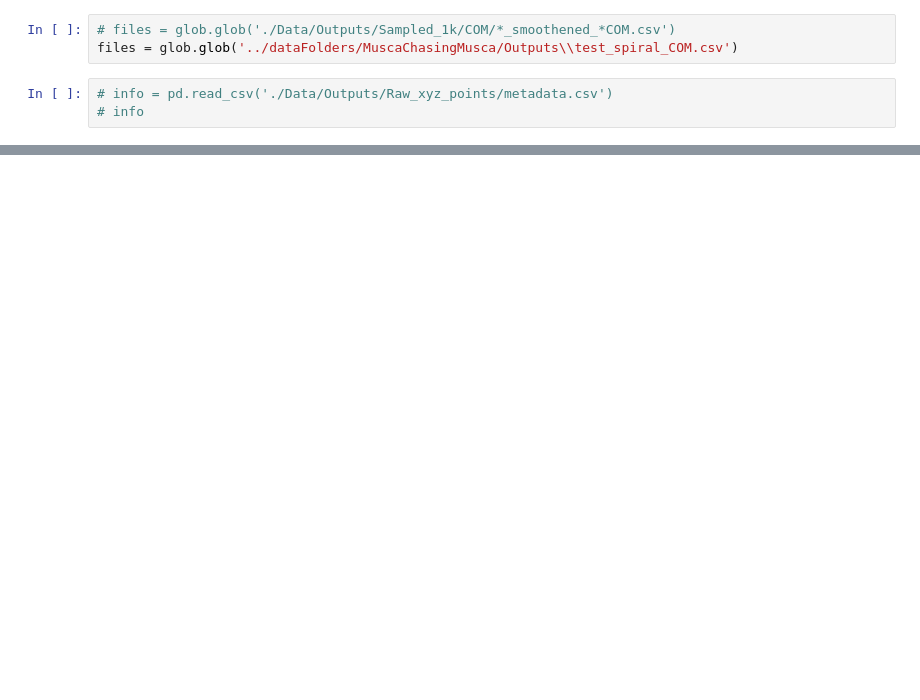
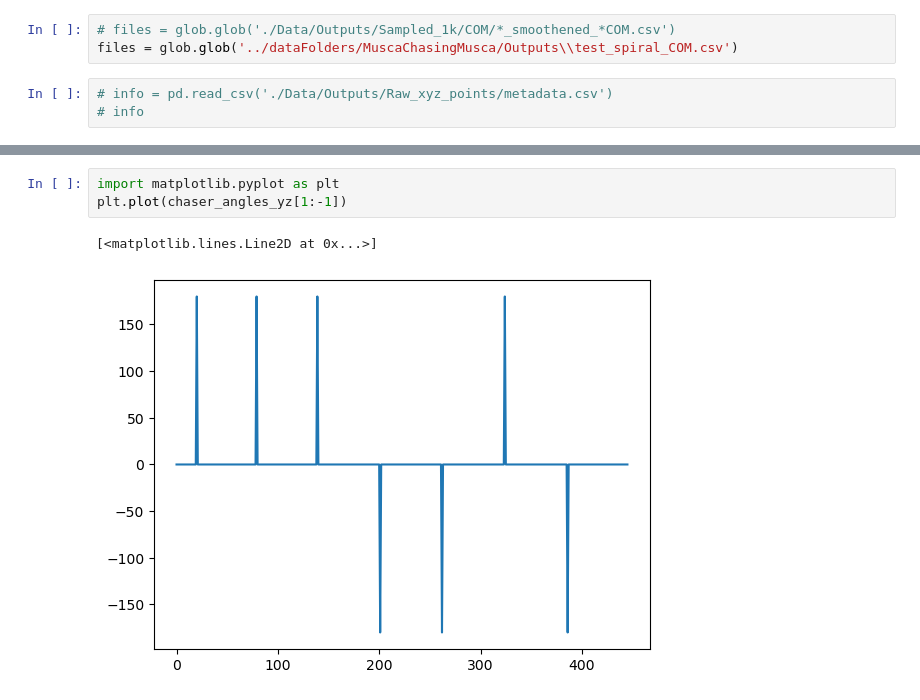
Before and after one commit to TanviDeora/MuscaChase, a Jupyter notebook: MuscaChasingMusca/05b_ErrorAngleAndSpeed_chaseParameters_tangentToCurve.ipynb, the cells around one changed output, grey strips where cells are left out. Cells and saved outputs as stored; diff of their text form; blank space fills up the shorter version.

```diff
--- a/MuscaChasingMusca/05b_ErrorAngleAndSpeed_chaseParameters_tangentToCurve.ipynb
+++ b/MuscaChasingMusca/05b_ErrorAngleAndSpeed_chaseParameters_tangentToCurve.ipynb
@@ -158,0 +220,6 @@ KeyError: "None of [Index(['chaser_head_X', 'chaser_head_Y', 'chaser_head_Z'], d
+# %%
+import matplotlib.pyplot as plt
+plt.plot(chaser_angles_yz[1:-1])
+# %% [output]
+[<matplotlib.lines.Line2D at 0x...>]
+[figure, added]
```
Also changed, not shown: parts of 4 cells of this notebook, 5 other files.
